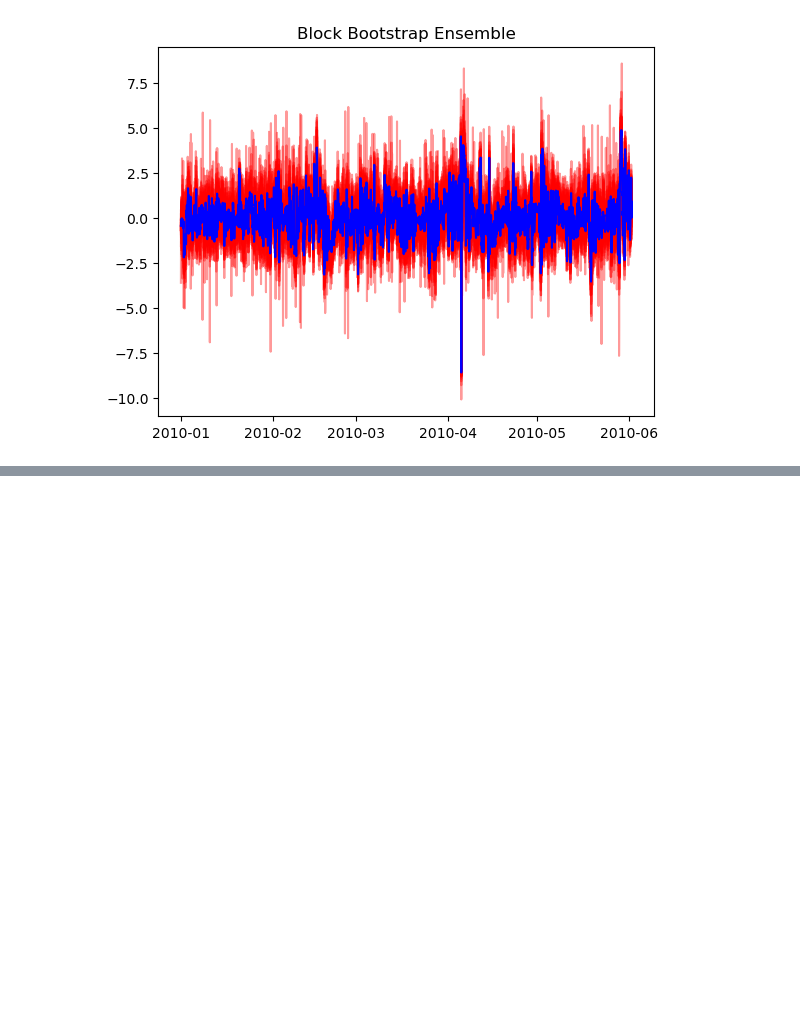
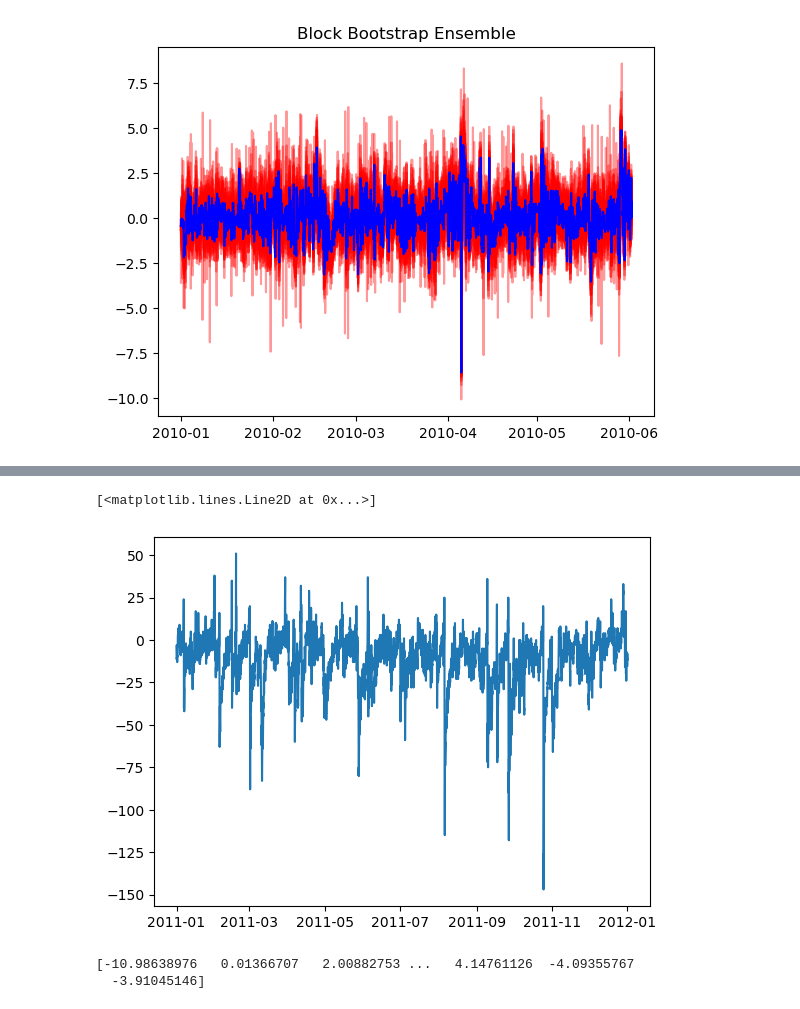
Before and after one commit to kylermurphy/ml_fw, a Jupyter notebook: notebooks/Space_Weather_Workbook.ipynb, the cells around one changed output, grey strips where cells are left out. Saved outputs shown, nothing was run; the diff lists cells and outputs as text; code cells hidden in the pictures; blank space fills up the shorter version.

```diff
--- a/notebooks/Space_Weather_Workbook.ipynb
+++ b/notebooks/Space_Weather_Workbook.ipynb
@@ -1544,0 +1551,2 @@ block_results, ensemble_block, fig = sample_block(series.index, series, residual
+# %%
+data = pd.read_hdf(r"C:\Data\fcc_database_v1.hdf5")
@@ -1544,0 +1573,11 @@ block_results, ensemble_block, fig = sample_block(series.index, series, residual
+# %%
+data['DateTime'] = pd.to_datetime(data['DateTime'])
+# %%
+data = data.set_index(['DateTime'])
+# %%
+y = data.loc['2011-01-01':'2011-12-31', 'Dst'].dropna()
+# %%
+plt.plot(y.index, y)
+# %% [output]
+[<matplotlib.lines.Line2D at 0x...>]
+[figure, added]
@@ -1544,0 +1588,5 @@ block_results, ensemble_block, fig = sample_block(series.index, series, residual
+# %%
+print(residuals)
+# %% [output]
+[-10.98638976   0.01366707   2.00882753 ...   4.14761126  -4.09355767
+  -3.91045146]
```
Also changed, not shown: parts of 9 cells of this notebook, 4 other files.
